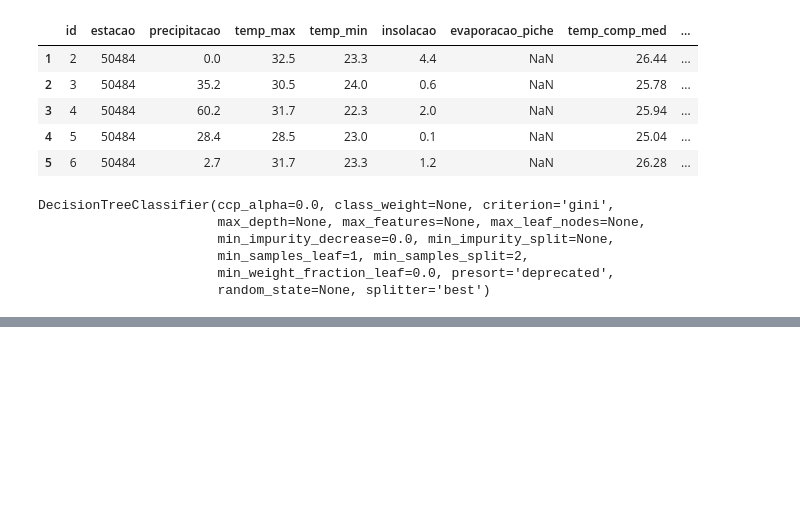
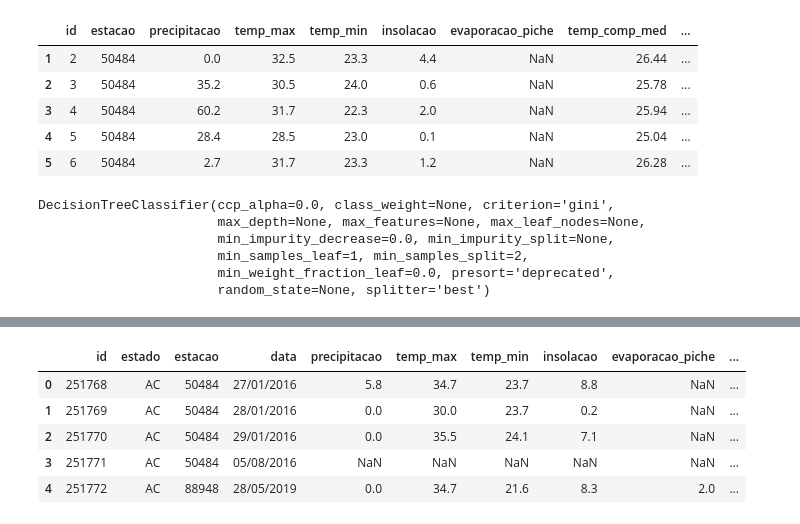
Before and after one commit to dinizvt/visagio-queimadas, a Jupyter notebook: visagio01.ipynb, the cells around one changed output, grey strips where cells are left out. Drawn from its saved outputs; the diff is of its cells as text; code cells hidden in the pictures; blank space fills up the shorter version.

```diff
--- a/visagio01.ipynb
+++ b/visagio01.ipynb
@@ -141,0 +133,3 @@ knn.score(X_train, y_train)
+# %%
+from sklearn.model_selection import train_test_split
+X_train, X_test, y_train, y_test = train_test_split(df, target, test_size=0.2, random_state=42)
@@ -141,0 +146,5 @@ knn.score(X_train, y_train)
+# %%
+gridPar = {'n_neighbors' : np.arange(1, 15, 2),'weights': ['uniform', 'distance']}
+from sklearn.model_selection import GridSearchCV
+grid_search = GridSearchCV(KNeighborsClassifier(), gridPar, cv=5, return_train_score=True)
+grid_search.fit(X_train, y_train)
@@ -141,0 +163,9 @@ knn.score(X_train, y_train)
+# %%
+grid_search.best_params_
+# %% [output]
+|  | id | estado | estacao | data | precipitacao | temp_max | temp_min | insolacao | evaporacao_piche | ... |
+| 0 | 251768 | AC | 50484 | 27/01/2016 | 5.8 | 34.7 | 23.7 | 8.8 | NaN | ... |
+| 1 | 251769 | AC | 50484 | 28/01/2016 | 0.0 | 30.0 | 23.7 | 0.2 | NaN | ... |
+| 2 | 251770 | AC | 50484 | 29/01/2016 | 0.0 | 35.5 | 24.1 | 7.1 | NaN | ... |
+| 3 | 251771 | AC | 50484 | 05/08/2016 | NaN | NaN | NaN | NaN | NaN | ... |
+| 4 | 251772 | AC | 88948 | 28/05/2019 | 0.0 | 34.7 | 21.6 | 8.3 | 2.0 | ... |
```
Also changed, not shown: parts of 19 cells of this notebook, 1 other file.
